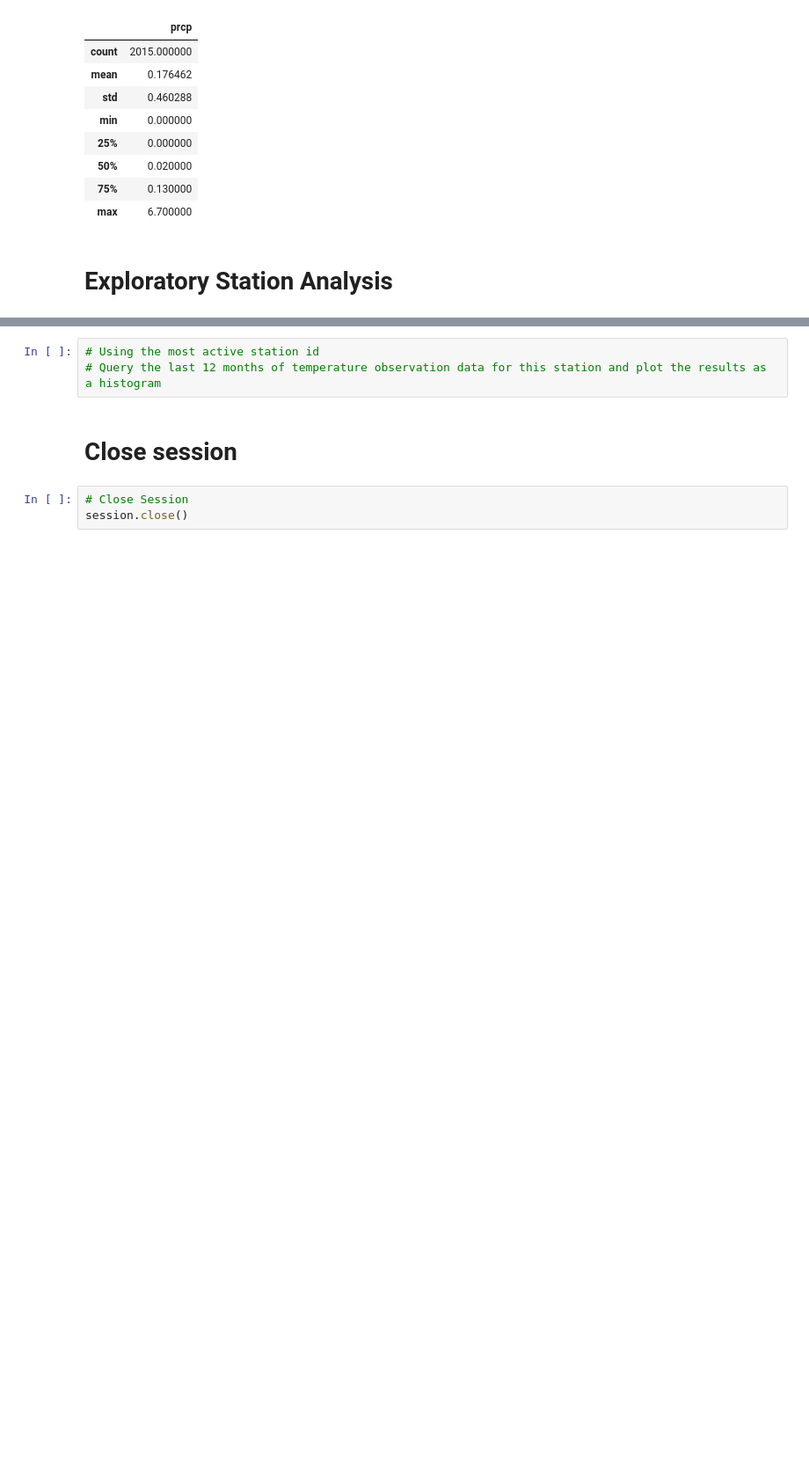
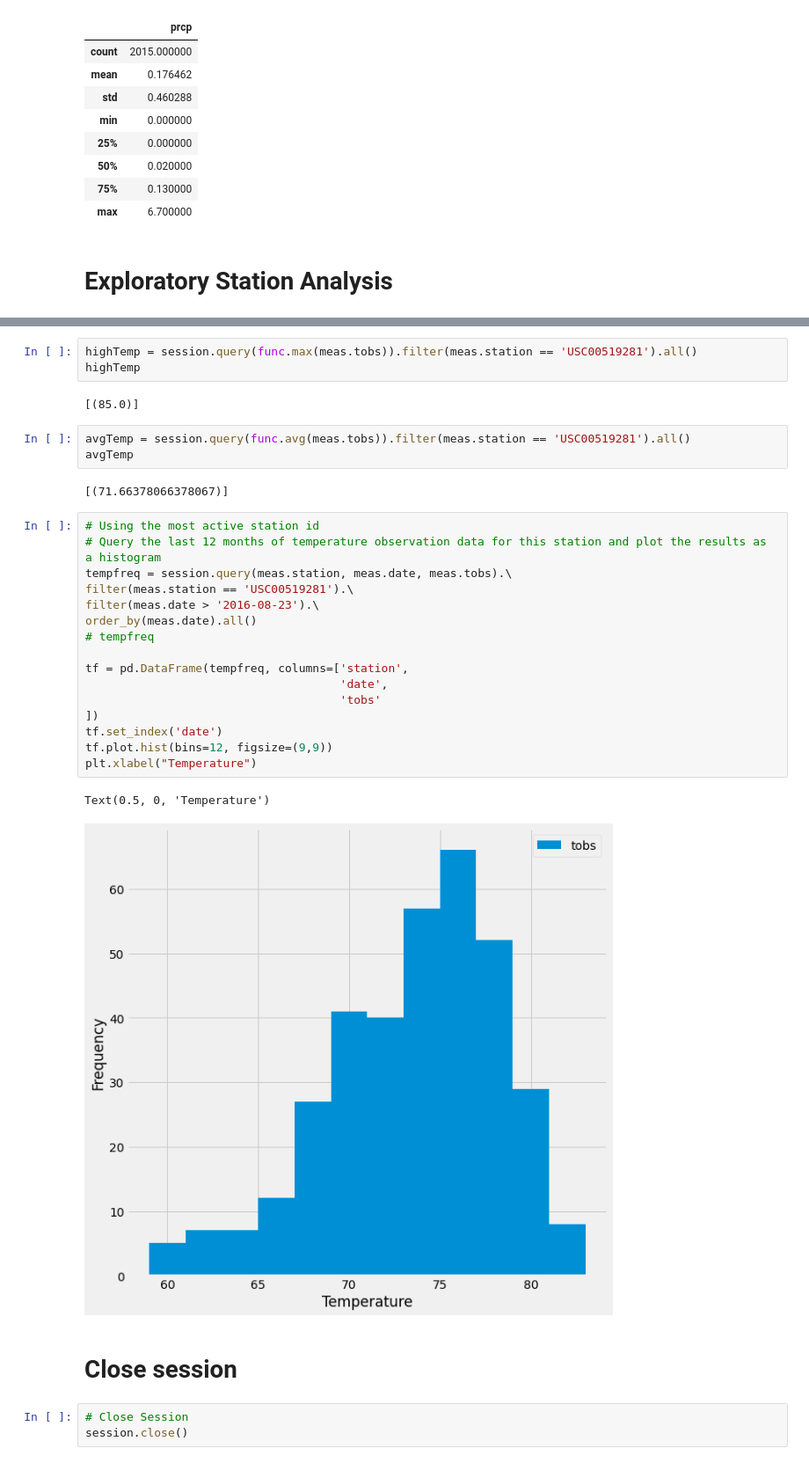
Before and after one commit to jordan-gilmartin/sqlalchemy-climate-analysis, a Jupyter notebook: Instructions/climate_starter.ipynb, the cells around one changed output, grey strips where cells are left out. Shown: that part at 88% size. Drawn from its saved outputs; the diff is of its cells as text; blank space fills up the shorter version.

Commit message:
finished section Exploratory Station Analysis

```diff
--- a/Instructions/climate_starter.ipynb
+++ b/Instructions/climate_starter.ipynb
@@ -142,6 +167,32 @@ df.describe()
+# %%
+highTemp = session.query(func.max(meas.tobs)).filter(meas.station == 'USC00519281').all()
+highTemp
+# %% [output]
+[(85.0)]
+# %%
+avgTemp = session.query(func.avg(meas.tobs)).filter(meas.station == 'USC00519281').all()
+avgTemp
+# %% [output]
+[(71.66378066378067)]
 # %%
 # Using the most active station id
 # Query the last 12 months of temperature observation data for this station and plot the results as a histogram
+tempfreq = session.query(meas.station, meas.date, meas.tobs).\
+filter(meas.station == 'USC00519281').\
+filter(meas.date > '2016-08-23').\
+order_by(meas.date).all()
+# tempfreq
+
+tf = pd.DataFrame(tempfreq, columns=['station',
+                                     'date',
+                                     'tobs'
+])
+tf.set_index('date')
+tf.plot.hist(bins=12, figsize=(9,9))
+plt.xlabel("Temperature")
+# %% [output]
+Text(0.5, 0, 'Temperature')
+[figure, added]
 # %% [markdown]
 # Close session
 # %%
```
Also changed, not shown: parts of 4 cells of this notebook.
